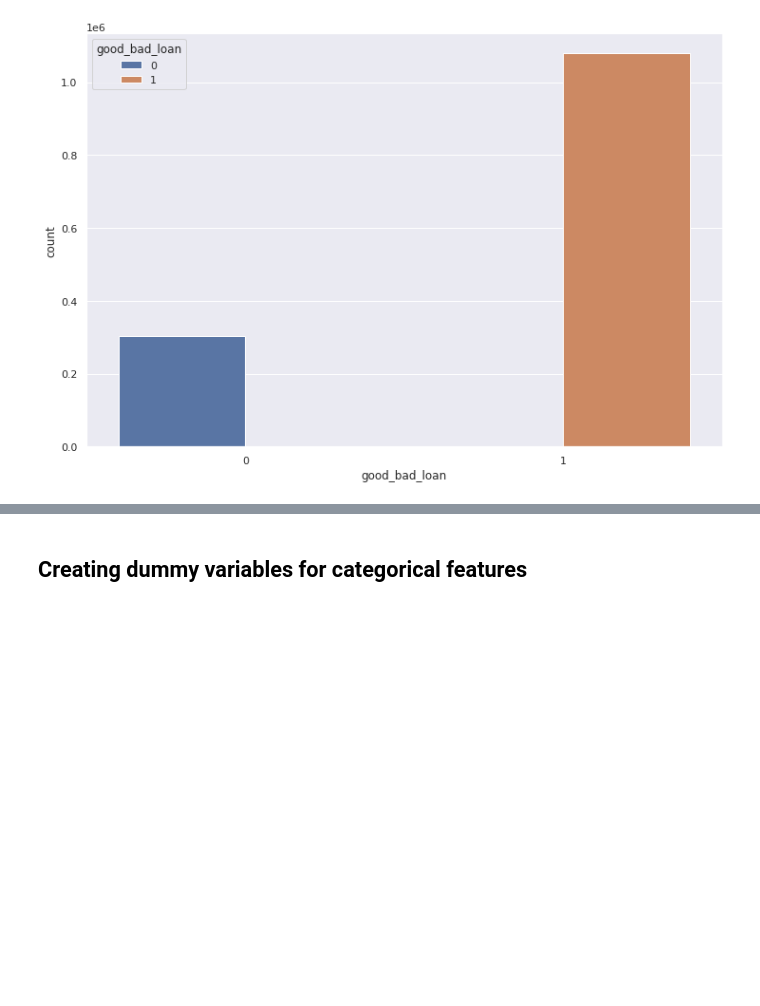
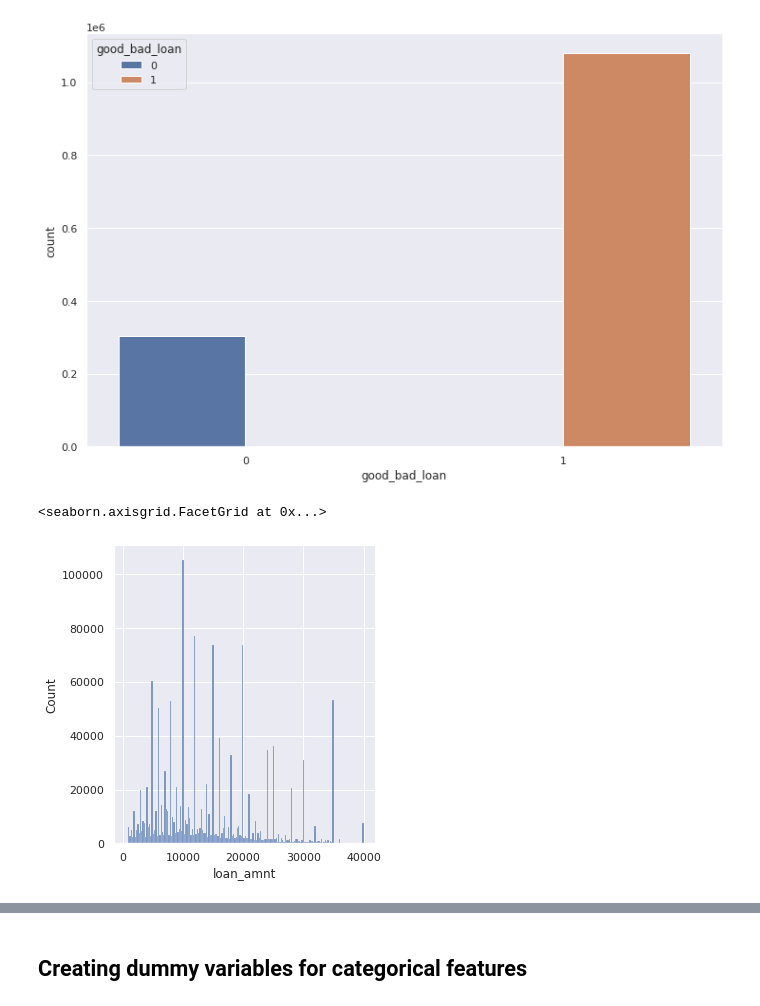
Before and after one commit to anshulsinghgehlot/CreditRiskModel_lendingclub, a Jupyter notebook: data-preprocess.ipynb, the cells around one changed output, grey strips where cells are left out. Drawn from its saved outputs; the diff is of its cells as text; code cells hidden in the pictures; blank space fills up the shorter version.

```diff
--- a/data-preprocess.ipynb
+++ b/data-preprocess.ipynb
@@ -285,3 +283,8 @@ sns.countplot(x='good_bad_loan', data=loandataF, hue='good_bad_loan')
 # %% [output]
 <AxesSubplot:xlabel='good_bad_loan', ylabel='count'>
 [figure]
+# %%
+sns.displot(loandataF["loan_amnt"], kde=False)
+# %% [output]
+<seaborn.axisgrid.FacetGrid at 0x...>
+[figure, added]
```
Also changed, not shown: parts of 37 cells of this notebook.
